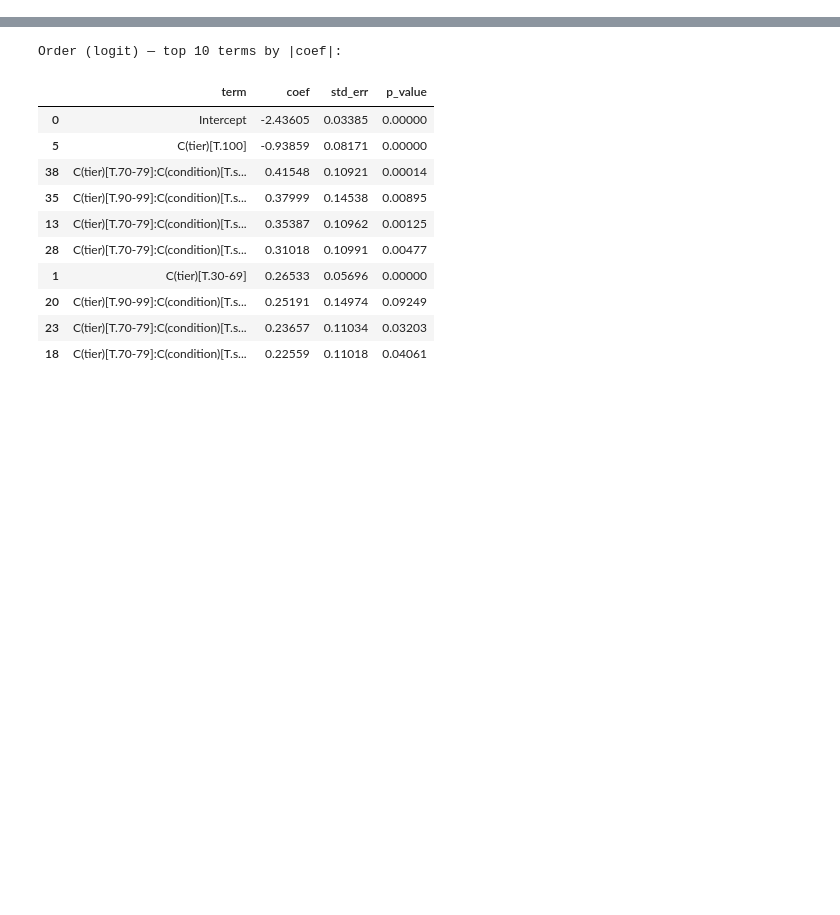
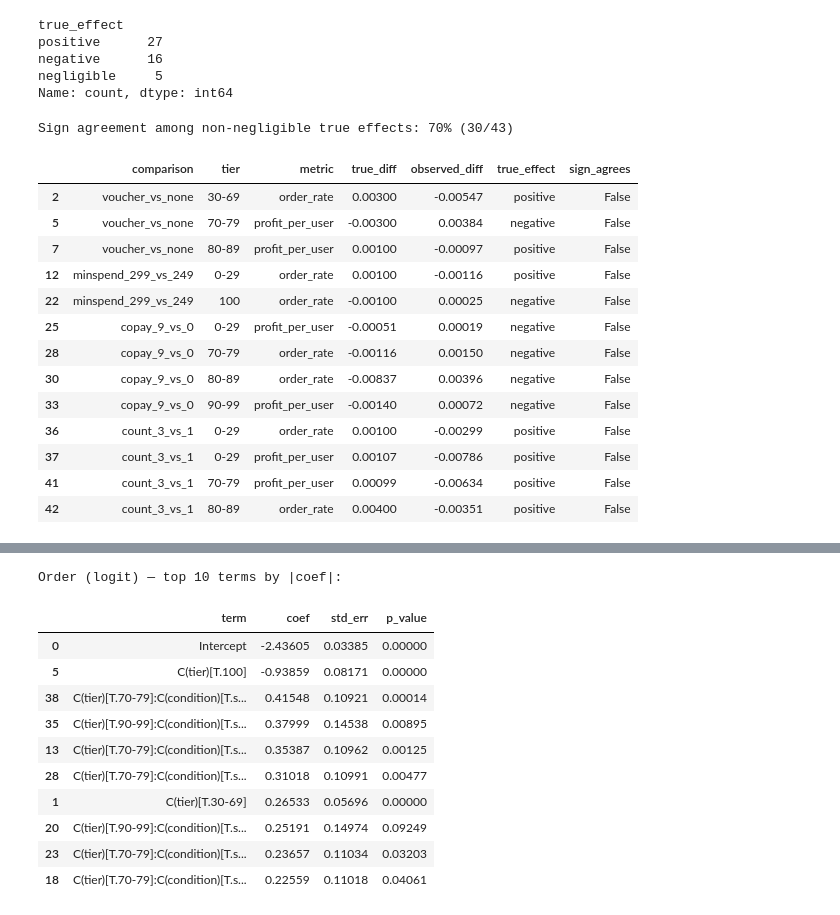
Before and after one commit to Hanklin999/VoucherABTest, a Jupyter notebook: notebooks/02_experiment_analysis.ipynb, the cells around one changed output, grey strips where cells are left out. Saved outputs shown, nothing was run; the diff lists cells and outputs as text; code cells hidden in the pictures; blank space fills up the shorter version.

```diff
--- a/notebooks/02_experiment_analysis.ipynb
+++ b/notebooks/02_experiment_analysis.ipynb
@@ -23,0 +20,30 @@ experiment_log = pd.read_csv("../data/processed/experiment_log.csv")
+# %%
+import os
+import sys
+from pathlib import Path
+
+# Anchor all relative paths to THIS file's location, not the caller's cwd —
+# so the notebook works whether run via Jupyter (kernel cwd = notebooks/) or
+# as a script from anywhere (e.g. `python notebooks/02_....py` from repo root).
+try:
+    NOTEBOOK_DIR = Path(__file__).resolve().parent
+except NameError:  # __file__ undefined inside a notebook kernel
+    NOTEBOOK_DIR = Path.cwd()
+os.chdir(NOTEBOOK_DIR)
+sys.path.insert(0, str(NOTEBOOK_DIR.parent))
+
+import pandas as pd
+
+from data_generation import VoucherDGP
+from experiment_analysis import (
+    run_named_comparisons,
+    fit_interaction_models,
+    srm_check,
+    power_mde_table,
+    direction_concordance,
+    NAMED_COMPARISONS,
+    TIERS_ASC,
+)
+
+experiment_log = pd.read_csv("../data/processed/experiment_log.csv")
+dgp = VoucherDGP(calibration_path="../data/raw_benchmarks/case_summary_tables.csv")
@@ -52,0 +116,33 @@ see the power analysis below for why.
+# %%
+concordance = direction_concordance(comparisons, dgp)
+concordance["true_effect"].value_counts()
+# %% [output]
+true_effect
+positive      27
+negative      16
+negligible     5
+Name: count, dtype: int64
+# %%
+non_negligible = concordance[concordance["true_effect"] != "negligible"]
+agreement_rate = non_negligible["sign_agrees"].mean()
+print(
+    f"Sign agreement among non-negligible true effects: "
+    f"{agreement_rate:.0%} ({int(non_negligible['sign_agrees'].sum())}/{len(non_negligible)})"
+)
+concordance[concordance["sign_agrees"] == False]  # noqa: E712 — the sign-flipped cells
+# %% [output]
+Sign agreement among non-negligible true effects: 70% (30/43)
+|  | comparison | tier | metric | true_diff | observed_diff | true_effect | sign_agrees |
+| 2 | voucher_vs_none | 30-69 | order_rate | 0.00300 | -0.00547 | positive | False |
+| 5 | voucher_vs_none | 70-79 | profit_per_user | -0.00300 | 0.00384 | negative | False |
+| 7 | voucher_vs_none | 80-89 | profit_per_user | 0.00100 | -0.00097 | positive | False |
+| 12 | minspend_299_vs_249 | 0-29 | order_rate | 0.00100 | -0.00116 | positive | False |
+| 22 | minspend_299_vs_249 | 100 | order_rate | -0.00100 | 0.00025 | negative | False |
+| 25 | copay_9_vs_0 | 0-29 | profit_per_user | -0.00051 | 0.00019 | negative | False |
+| 28 | copay_9_vs_0 | 70-79 | order_rate | -0.00116 | 0.00150 | negative | False |
+| 30 | copay_9_vs_0 | 80-89 | order_rate | -0.00837 | 0.00396 | negative | False |
+| 33 | copay_9_vs_0 | 90-99 | profit_per_user | -0.00140 | 0.00072 | negative | False |
+| 36 | count_3_vs_1 | 0-29 | order_rate | 0.00100 | -0.00299 | positive | False |
+| 37 | count_3_vs_1 | 0-29 | profit_per_user | 0.00107 | -0.00786 | positive | False |
+| 41 | count_3_vs_1 | 70-79 | profit_per_user | 0.00099 | -0.00634 | positive | False |
+| 42 | count_3_vs_1 | 80-89 | order_rate | 0.00400 | -0.00351 | positive | False |
```
Also changed, not shown: parts of 22 cells of this notebook, 5 other files.
